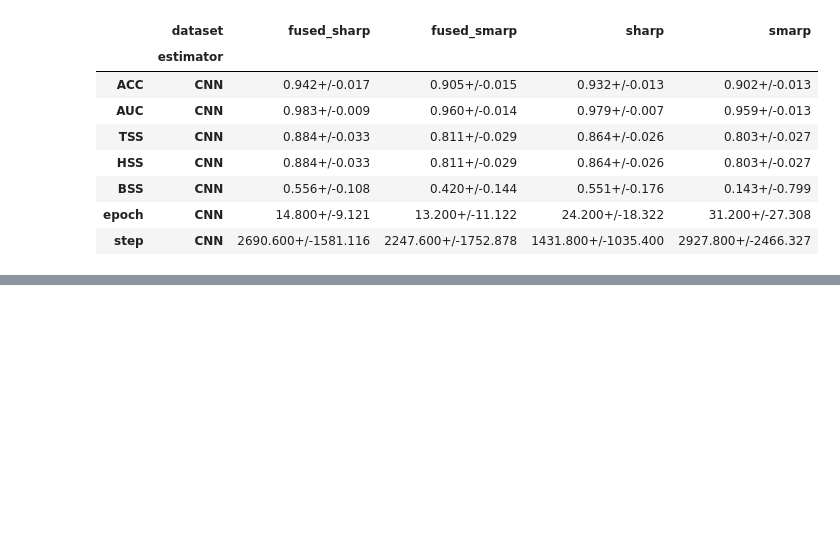
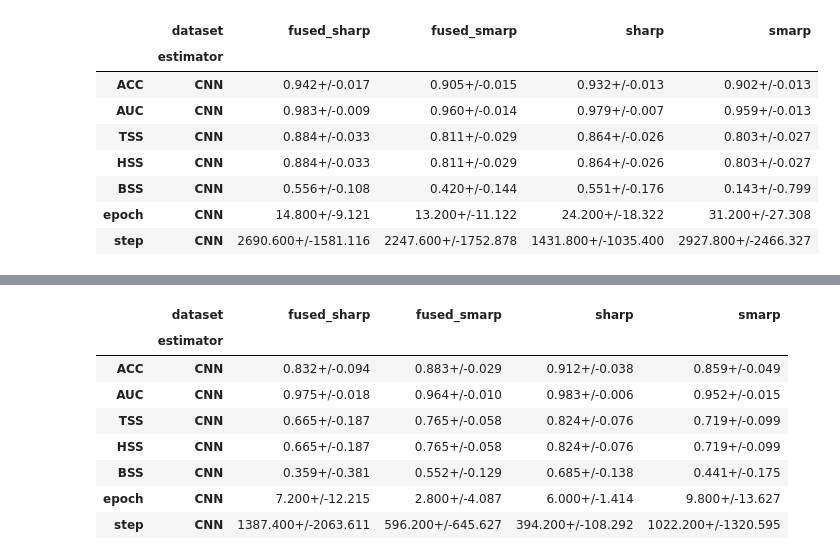
Before and after one commit to ZeyuSun/flare-prediction-smarp, a Jupyter notebook: notebooks/mlflow_results.ipynb, the cells around one changed output, grey strips where cells are left out. Drawn from its saved outputs; the diff is of its cells as text; code cells hidden in the pictures; blank space fills up the shorter version.

```diff
--- a/notebooks/mlflow_results.ipynb
+++ b/notebooks/mlflow_results.ipynb
@@ -1221,0 +1281,12 @@ dirs_combined = ','.join([dirs, dirs_new])
+# %%
+organize(runs, std=True)
+# %% [output]
+|  | dataset | fused_sharp | fused_smarp | sharp | smarp |
+|  | estimator |  |  |  |  |
+| ACC | CNN | 0.832+/-0.094 | 0.883+/-0.029 | 0.912+/-0.038 | 0.859+/-0.049 |
+| AUC | CNN | 0.975+/-0.018 | 0.964+/-0.010 | 0.983+/-0.006 | 0.952+/-0.015 |
+| TSS | CNN | 0.665+/-0.187 | 0.765+/-0.058 | 0.824+/-0.076 | 0.719+/-0.099 |
+| HSS | CNN | 0.665+/-0.187 | 0.765+/-0.058 | 0.824+/-0.076 | 0.719+/-0.099 |
+| BSS | CNN | 0.359+/-0.381 | 0.552+/-0.129 | 0.685+/-0.138 | 0.441+/-0.175 |
+| epoch | CNN | 7.200+/-12.215 | 2.800+/-4.087 | 6.000+/-1.414 | 9.800+/-13.627 |
+| step | CNN | 1387.400+/-2063.611 | 596.200+/-645.627 | 394.200+/-108.292 | 1022.200+/-1320.595 |
```
Also changed, not shown: parts of 6 cells of this notebook.
